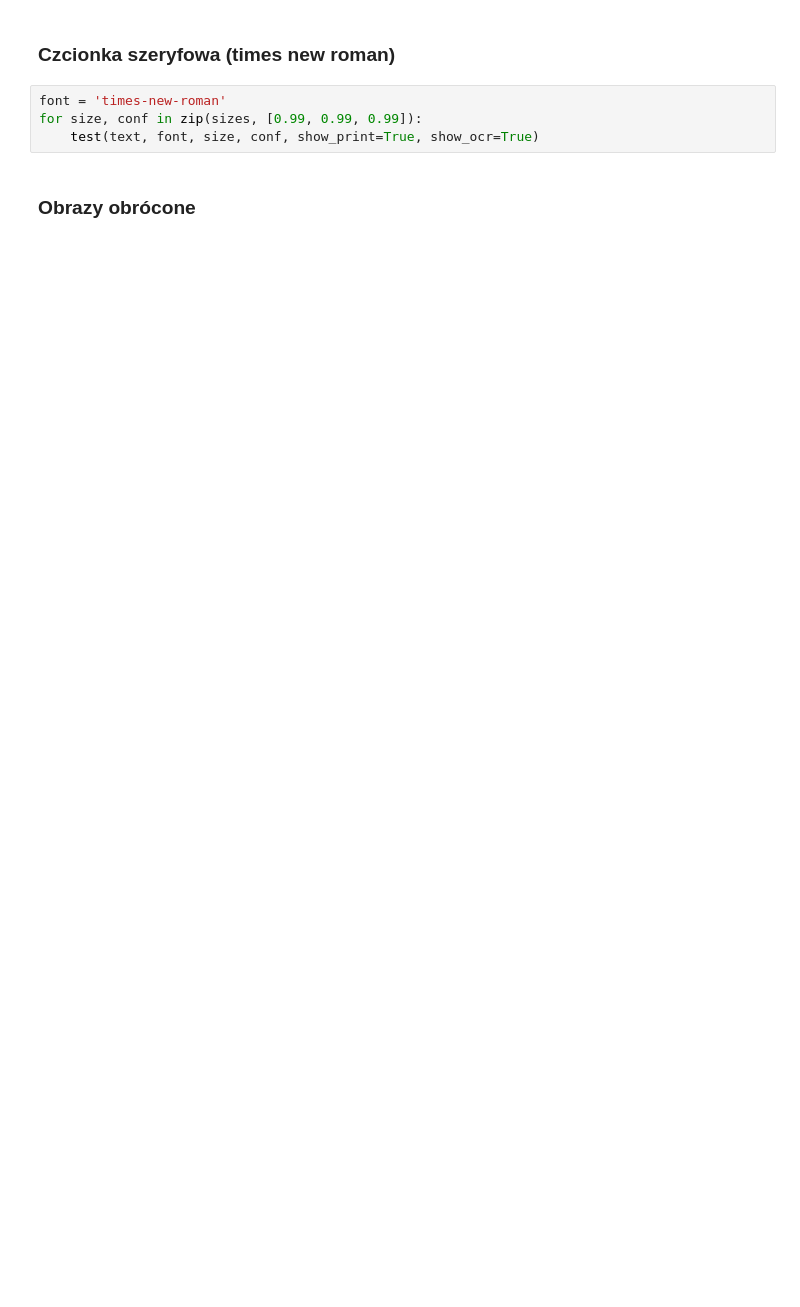
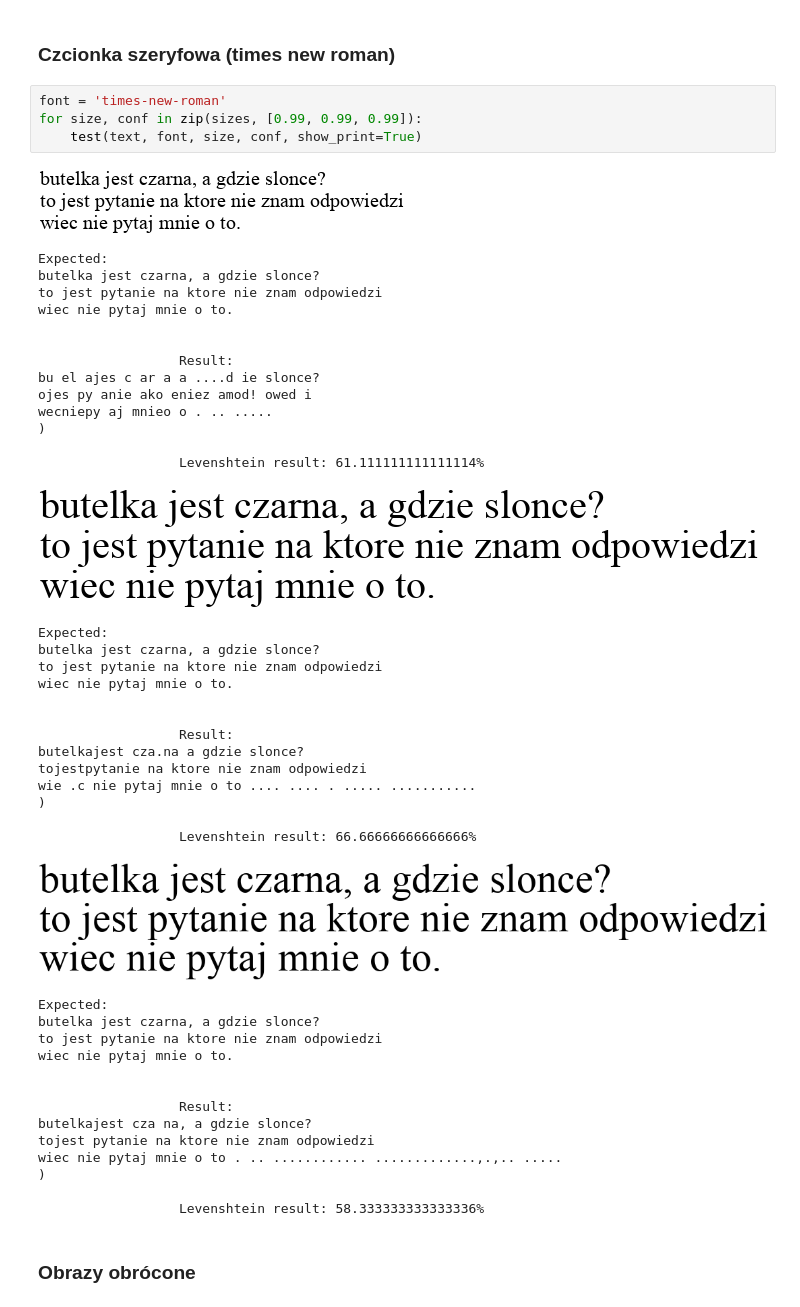
Before and after one commit to radoslawrolka/Computational_Methods_in_Science_and_Engineering, a Jupyter notebook: lab9/task2.ipynb, the cells around one changed output. Saved outputs shown, nothing was run; the diff lists cells and outputs as text; blank space fills up the shorter version.

```diff
--- a/lab9/task2.ipynb
+++ b/lab9/task2.ipynb
@@ -376,7 +423,50 @@ for size, conf in zip(sizes, [0.99, 0.99, 0.99]):
 # %%
 font = 'times-new-roman'
 for size, conf in zip(sizes, [0.99, 0.99, 0.99]):
-    test(text, font, size, conf, show_print=True, show_ocr=True)
+    test(text, font, size, conf, show_print=True)
+# %% [output]
+[figure, added]
+Expected:
+butelka jest czarna, a gdzie slonce?
+to jest pytanie na ktore nie znam odpowiedzi
+wiec nie pytaj mnie o to.
+
+
+                  Result:
+bu el ajes c ar a a ....d ie slonce?
+ojes py anie ako eniez amod! owed i
+wecniepy aj mnieo o . .. .....
+)
+
+                  Levenshtein result: 61.111111111111114%
+[figure, added]
+Expected:
+butelka jest czarna, a gdzie slonce?
+to jest pytanie na ktore nie znam odpowiedzi
+wiec nie pytaj mnie o to.
+
+
+                  Result:
+butelkajest cza.na a gdzie slonce?
+tojestpytanie na ktore nie znam odpowiedzi
+wie .c nie pytaj mnie o to .... .... . ..... ...........
+)
+
+                  Levenshtein result: 66.66666666666666%
+[figure, added]
+Expected:
+butelka jest czarna, a gdzie slonce?
+to jest pytanie na ktore nie znam odpowiedzi
+wiec nie pytaj mnie o to.
+
+
+                  Result:
+butelkajest cza na, a gdzie slonce?
+tojest pytanie na ktore nie znam odpowiedzi
+wiec nie pytaj mnie o to . .. ............ .............,.,.. .....
+)
+
+                  Levenshtein result: 58.333333333333336%
 # %% [markdown]
 ### Obrazy obrócone
 # %%
```
Also changed, not shown: parts of 8 cells of this notebook.
